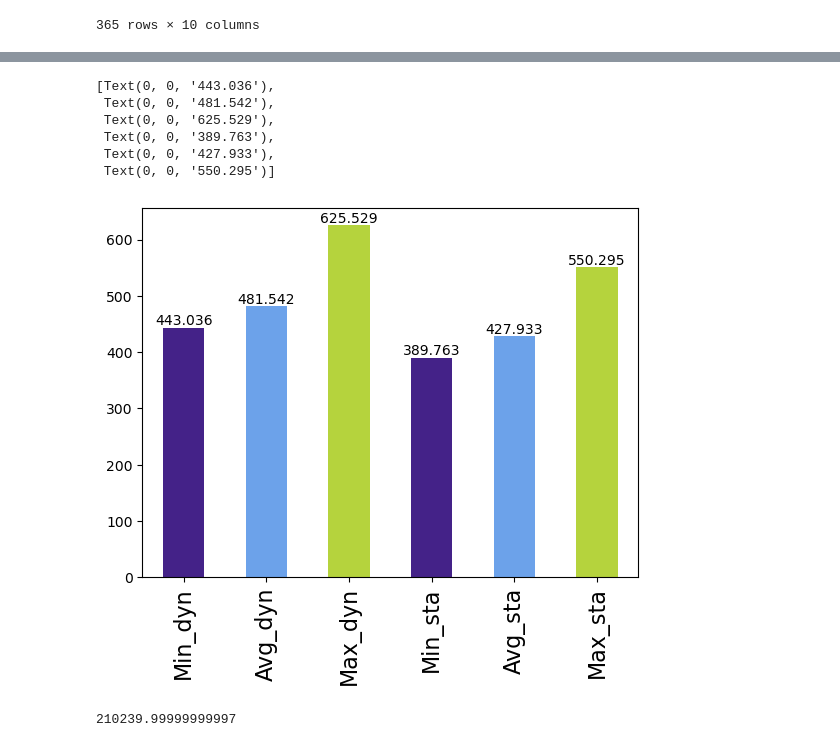
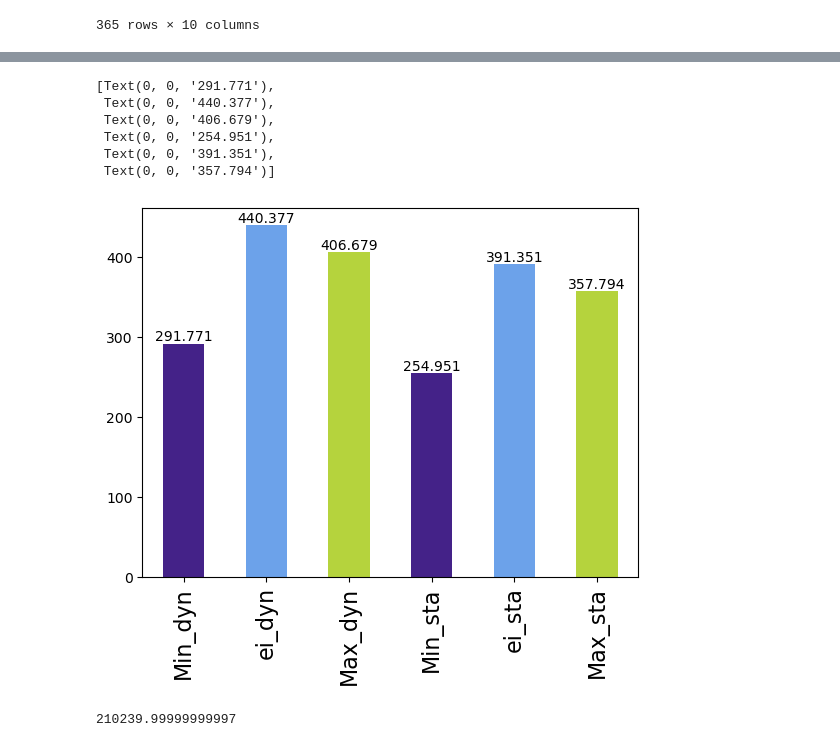
Before and after one commit to Dominik1207/K_ISS, a Jupyter notebook: Optimization.ipynb, the cells around one changed output, grey strips where cells are left out. Saved outputs shown, nothing was run; the diff lists cells and outputs as text; code cells hidden in the pictures.

```diff
--- a/Optimization.ipynb
+++ b/Optimization.ipynb
@@ -149,10 +323,10 @@ opt
 # Let's call it 'df'
 
 # Convert the index to a datetime object (if not already)
-test.index = pd.to_datetime(test.index)
+test1.index = pd.to_datetime(test.index)
 
 # Group the DataFrame by the date
-grouped = test.groupby(test.index.date)
+grouped = test1.groupby(test1.index.date)
 
 # Initialize empty lists to store the result
 dates = []
@@ -190,7 +364,7 @@ result_df["Lowest_CO2_Hour"]=result_df["Lowest_CO2_Hour"].replace(":00:00", "",
 # %%
 result_df["Lowest_CO2_Hour"]=result_df["Lowest_CO2_Hour"].astype(int)
 # %%
-pes= test.groupby("Date").max(numeric_only=True)
+pes= test1.groupby("Date").max(numeric_only=True)
 pes
 # %% [output]
 |  | CO2 |
@@ -325,5 +499,5 @@ opt_con_v1.sum()
 # %%
-avg_fr= [act for act in eidb if 'market for electricity, low voltage'in act['name']
+avg_fr= [act for act in eidb if 'market for electricity, high voltage'in act['name']
                     and 'FR' in act['location']][0]
 
 avg_fr
@@ -332,6 +506,7 @@ avg_fr
 # %%
 ipcc=[method for method in bw2data.methods if 'IPCC' in str(method)
-                                and 'climate change' in str(method)][0]
+                                and 'climate change' in str(method)
+                                and 'global warming' in str(method)][0]
 print(ipcc)
 print(type(ipcc))
 # %% [output]
@@ -357,19 +532,19 @@ avg_con_v1.sum()
 # %%
 Scores = [sum(opt_con_v1), sum(avg_con_v1), sum(pes_con_v1), sum(opt_con), avg_con, sum(pes_con)]
 score_series = pd.Series(Scores)
-x_labels = ['Min_dyn', 'Avg_dyn', 'Max_dyn', 'Min_sta', 'Avg_sta', 'Max_sta']
+x_labels = ['Min_dyn', 'ei_dyn', 'Max_dyn', 'Min_sta', 'ei_sta', 'Max_sta']
 
 fig = score_series.plot(kind='bar', color =['#442288', '#6CA2EA', '#B5D33D'])
 fig.set_xticklabels(x_labels, fontsize=16)
 fig.bar_label(fig.containers[0], label_type='edge')
 # %% [output]
-[Text(0, 0, '443.036'),
- Text(0, 0, '481.542'),
- Text(0, 0, '625.529'),
- Text(0, 0, '389.763'),
- Text(0, 0, '427.933'),
- Text(0, 0, '550.295')]
+[Text(0, 0, '291.771'),
+ Text(0, 0, '440.377'),
+ Text(0, 0, '406.679'),
+ Text(0, 0, '254.951'),
+ Text(0, 0, '391.351'),
+ Text(0, 0, '357.794')]
-[figure, old version]
+[figure, new version]
 # %%
 annual_vkm = 200*0.144*365
 annual_vkm
```
Also changed, not shown: parts of 34 cells of this notebook.
